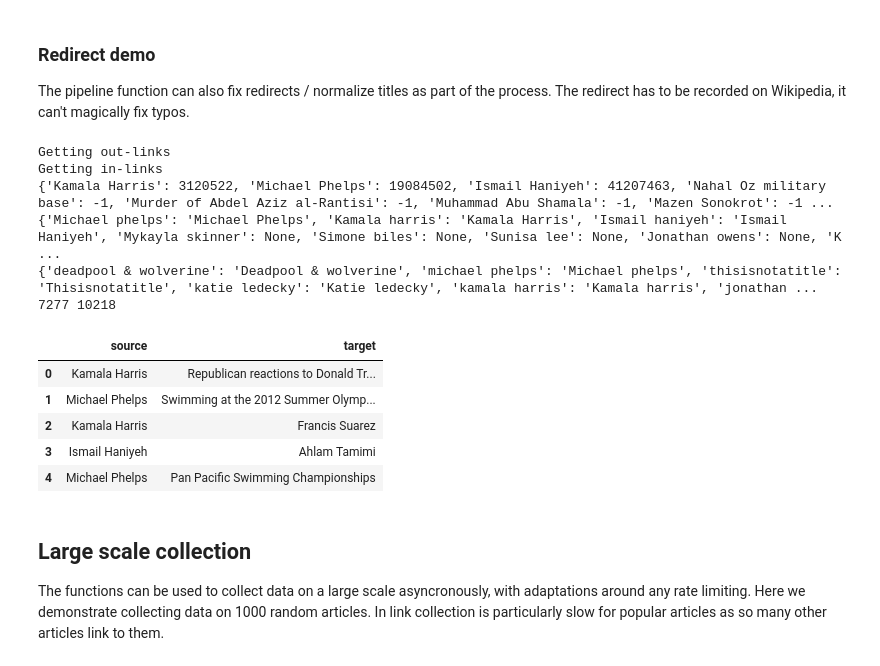
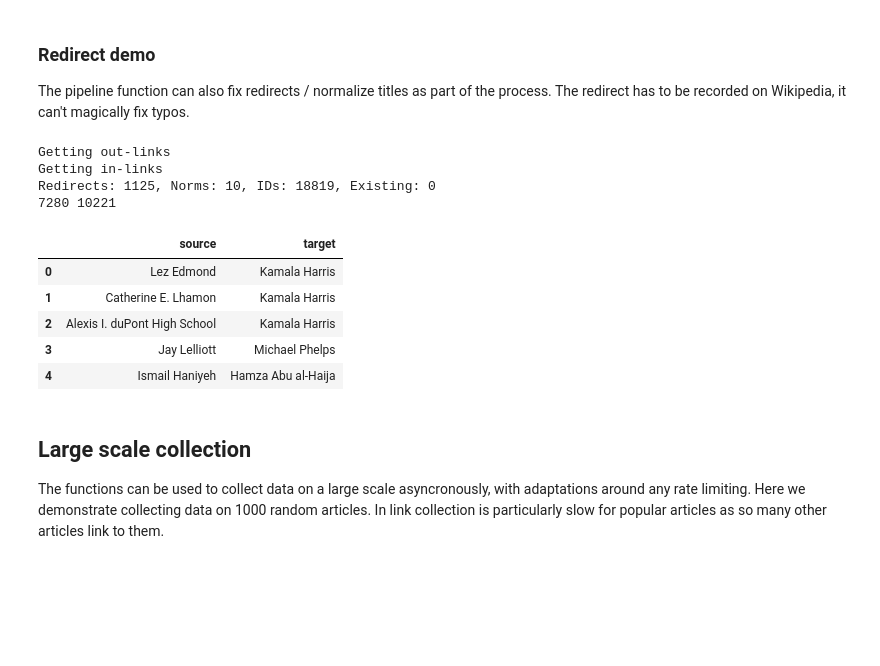
Before and after one commit to pgilders/WikiToolkit, a Jupyter notebook: linkdemo.ipynb, the cells around one changed output. Drawn from its saved outputs; the diff is of its cells as text; code cells hidden in the pictures; blank space fills up the shorter version.

```diff
--- a/linkdemo.ipynb
+++ b/linkdemo.ipynb
@@ -126,26 +129,21 @@ This function sets up the session, fixes redirects, and collects link data. It i
 # %%
-links_data = await wikitools.pipeline_get_links('en.wikipedia', my_agent,
+links, pagemaps = await wikitools.pipeline_get_links('en.wikipedia', my_agent,
                                                 titles=artlist[:10],
                                                 gl_args={'mode':['out', 'in'],
                                                         'update_maps':True})
-links = links_data['links']
-id_map = links_data['id_map']
-redirect_map = links_data['redirect_map']
-norm_map = links_data['norm_map']
 
 # Get list of articles and edges (excluding redlinks, those with no page id)
 articles = set([x['title'] for y in links['in'].values() for x in y] +
                 [x['title'] for y in links['out'].values() for x in y
-                 if id_map[x['title']] != -1])
+                 if pagemaps.id_map[x['title']] != -1])
 edges = pd.DataFrame(set([(k, x['title']) for k, v in links['out'].items()
-                          for x in v if id_map[x['title']] != -1] +
+                          for x in v if pagemaps.id_map[x['title']] != -1] +
                          [(x['title'], k) for k, v in links['in'].items()
                           for x in v]), columns=['source', 'target'])
 
-# Additionally returns id_map, redirect_map, norm_map
-print(id_map)
-print(redirect_map)
-print(norm_map)
+# Additionally returns new pagemaps object (if not supplied), storing redirects, normalizations, and page ids
+# It's recommended to create a single pagemaps object in a project and update it with each call
+print(pagemaps)
 
 print(len(articles), len(edges))
 display(edges.head())
@@ -184,44 +185,36 @@ Getting interwiki-links
 The pipeline function can also fix redirects / normalize titles as part of the process. The redirect has to be recorded on Wikipedia, it can't magically fix typos.
 # %%
 bad_titles = [x.lower() for x in artlist[:10]] + ['thisisnotatitle']
-links_data = await wikitools.pipeline_get_links('en.wikipedia', my_agent,
-                                                titles=bad_titles,
+links = await wikitools.pipeline_get_links('en.wikipedia', my_agent,
+                                                titles=bad_titles, pagemaps=pagemaps,
                                                 gl_args={'mode':['out', 'in'],
                                                         'update_maps':True})
-links = links_data['links']
-id_map = links_data['id_map']
-redirect_map = links_data['redirect_map']
-norm_map = links_data['norm_map']
 
 # Get list of articles and edges (excluding redlinks, those with no page id)
 articles = set([x['title'] for y in links['in'].values() for x in y] +
                 [x['title'] for y in links['out'].values() for x in y
-                 if id_map[x['title']] != -1])
+                 if pagemaps.id_map[x['title']] != -1])
 edges = pd.DataFrame(set([(k, x['title']) for k, v in links['out'].items()
-                          for x in v if id_map[x['title']] != -1] +
+                          for x in v if pagemaps.id_map[x['title']] != -1] +
                          [(x['title'], k) for k, v in links['in'].items()
                           for x in v]), columns=['source', 'target'])
 
-# Additionally returns id_map, redirect_map, norm_map
-print(id_map)
-print(redirect_map) # some titles have redirects found
-print(norm_map) # some titles have normalized titles found
+# has updated pagemaps object inplace with norms/redirects/pageids
+print(pagemaps)
 
 print(len(articles), len(edges))
 display(edges.head())
 # %% [output]
 Getting out-links
 Getting in-links
-{'Kamala Harris': 3120522, 'Michael Phelps': 19084502, 'Ismail Haniyeh': 41207463, 'Nahal Oz military base': -1, 'Murder of Abdel Aziz al-Rantisi': -1, 'Muhammad Abu Shamala': -1, 'Mazen Sonokrot': -1 ...
-{'Michael phelps': 'Michael Phelps', 'Kamala harris': 'Kamala Harris', 'Ismail haniyeh': 'Ismail Haniyeh', 'Mykayla skinner': None, 'Simone biles': None, 'Sunisa lee': None, 'Jonathan owens': None, 'K ...
-{'deadpool & wolverine': 'Deadpool & wolverine', 'michael phelps': 'Michael phelps', 'thisisnotatitle': 'Thisisnotatitle', 'katie ledecky': 'Katie ledecky', 'kamala harris': 'Kamala harris', 'jonathan ...
-7277 10218
+Redirects: 1125, Norms: 10, IDs: 18819, Existing: 0
+7280 10221
 |  | source | target |
-| 0 | Kamala Harris | Republican reactions to Donald Tr... |
-| 1 | Michael Phelps | Swimming at the 2012 Summer Olymp... |
-| 2 | Kamala Harris | Francis Suarez |
-| 3 | Ismail Haniyeh | Ahlam Tamimi |
-| 4 | Michael Phelps | Pan Pacific Swimming Championships |
+| 0 | Lez Edmond | Kamala Harris |
+| 1 | Catherine E. Lhamon | Kamala Harris |
+| 2 | Alexis I. duPont High School | Kamala Harris |
+| 3 | Jay Lelliott | Michael Phelps |
+| 4 | Ismail Haniyeh | Hamza Abu al-Haija |
 # %% [markdown]
 ## Large scale collection
 
```
Also changed, not shown: parts of 8 cells of this notebook, 10 other files.
